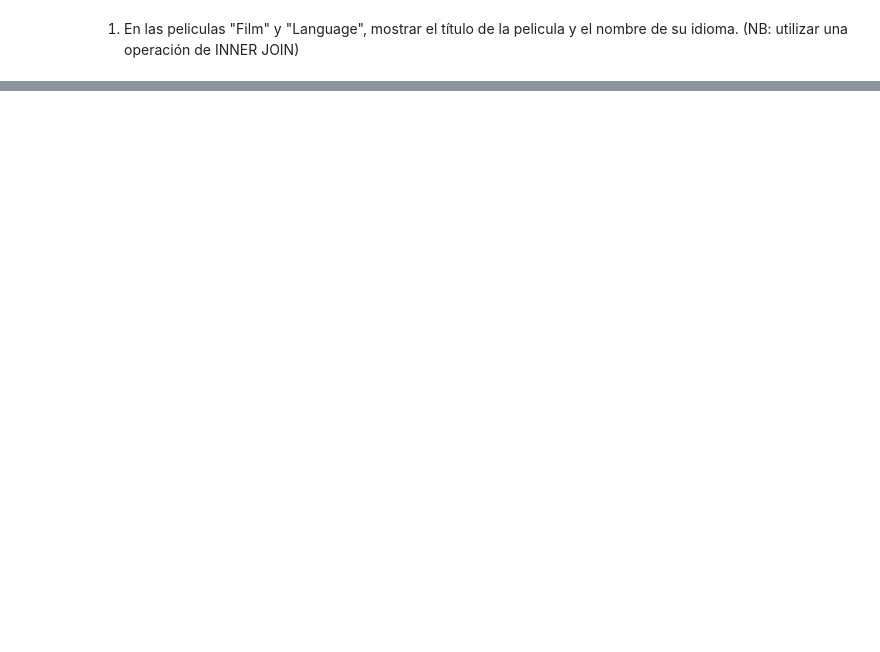
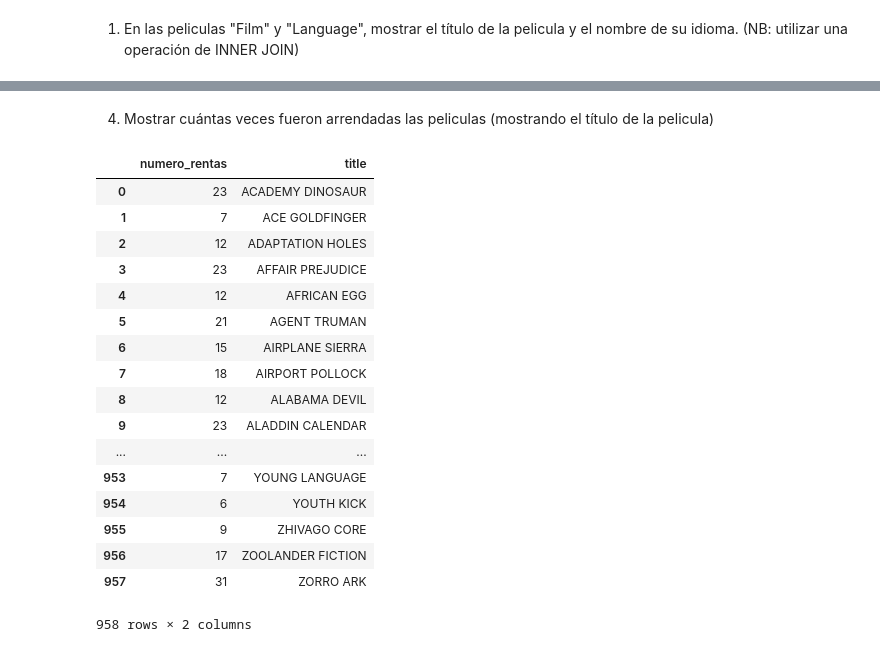
Before and after one commit to fehrmann11/INFO261, a Jupyter notebook: Notebook 2 - Crear y Consultar una Base de Datos relacional con MySQL.ipynb, the cells around one changed output, grey strips where cells are left out. Cells and saved outputs as stored; diff of their text form; code cells hidden in the pictures; blank space fills up the shorter version.

```diff
--- a/Notebook 2 - Crear y Consultar una Base de Datos relacional con MySQL.ipynb
+++ b/Notebook 2 - Crear y Consultar una Base de Datos relacional con MySQL.ipynb
@@ -282,0 +330,24 @@ display(df)
+# %% [markdown]
+4) Mostrar cuántas veces fueron arrendadas las peliculas (mostrando el título de la pelicula)
+# %%
+df = pd.read_sql('SELECT count(rental.rental_id) as numero_rentas ,film.title FROM rental INNER JOIN inventory on rental.inventory_id=inventory.inventory_id INNER JOIN film on inventory.film_id=film.film_id GROUP BY film.title;', con=db_connection)
+display(df)
+# %% [output]
+|  | numero_rentas | title |
+| 0 | 23 | ACADEMY DINOSAUR |
+| 1 | 7 | ACE GOLDFINGER |
+| 2 | 12 | ADAPTATION HOLES |
+| 3 | 23 | AFFAIR PREJUDICE |
+| 4 | 12 | AFRICAN EGG |
+| 5 | 21 | AGENT TRUMAN |
+| 6 | 15 | AIRPLANE SIERRA |
+| 7 | 18 | AIRPORT POLLOCK |
+| 8 | 12 | ALABAMA DEVIL |
+| 9 | 23 | ALADDIN CALENDAR |
+| ... | ... | ... |
+| 953 | 7 | YOUNG LANGUAGE |
+| 954 | 6 | YOUTH KICK |
+| 955 | 9 | ZHIVAGO CORE |
+| 956 | 17 | ZOOLANDER FICTION |
+| 957 | 31 | ZORRO ARK |
+958 rows × 2 columns
```
Also changed, not shown: parts of 10 cells of this notebook.
